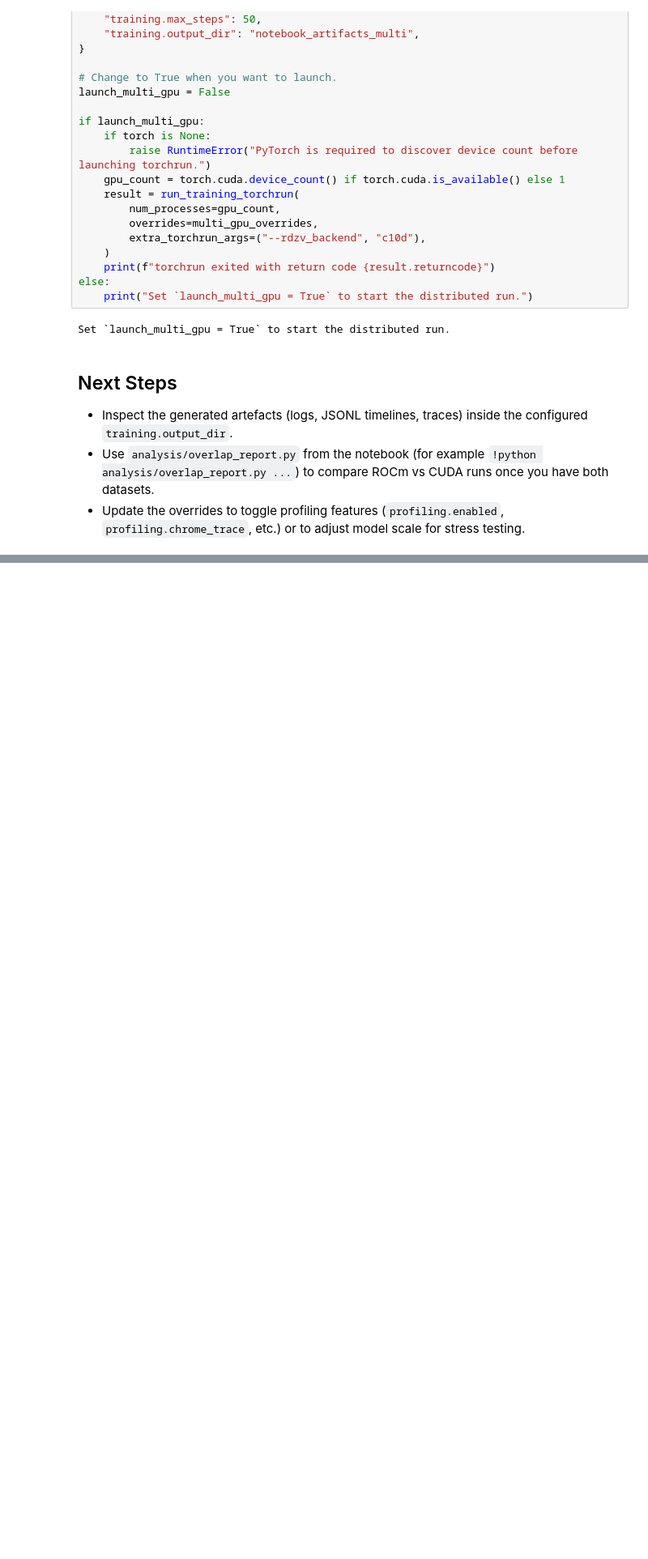
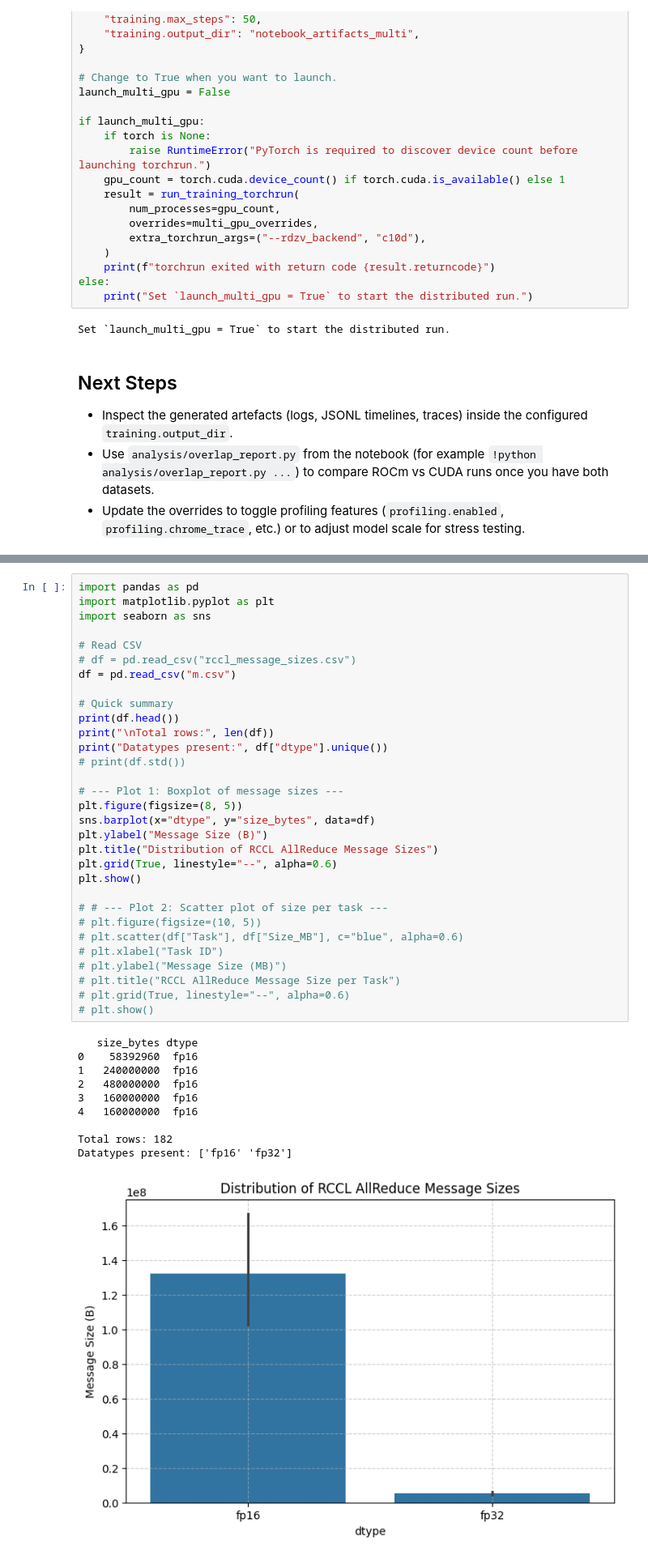
Before and after one commit to ROCm/aorta, a Jupyter notebook: notebooks/aorta_training.ipynb, the cells around one changed output, grey strips where cells are left out. Shown at 81% size. Cells and saved outputs as stored; diff of their text form; blank space fills up the shorter version.

```diff
--- a/notebooks/aorta_training.ipynb
+++ b/notebooks/aorta_training.ipynb
@@ -285,0 +489,42 @@ Set `launch_multi_gpu = True` to start the distributed run.
+# %%
+import pandas as pd
+import matplotlib.pyplot as plt
+import seaborn as sns
+
+# Read CSV
+# df = pd.read_csv("rccl_message_sizes.csv")
+df = pd.read_csv("m.csv")
+
+# Quick summary
+print(df.head())
+print("\nTotal rows:", len(df))
+print("Datatypes present:", df["dtype"].unique())
+# print(df.std())
+
+# --- Plot 1: Boxplot of message sizes ---
+plt.figure(figsize=(8, 5))
+sns.barplot(x="dtype", y="size_bytes", data=df)
+plt.ylabel("Message Size (B)")
+plt.title("Distribution of RCCL AllReduce Message Sizes")
+plt.grid(True, linestyle="--", alpha=0.6)
+plt.show()
+
+# # --- Plot 2: Scatter plot of size per task ---
+# plt.figure(figsize=(10, 5))
+# plt.scatter(df["Task"], df["Size_MB"], c="blue", alpha=0.6)
+# plt.xlabel("Task ID")
+# plt.ylabel("Message Size (MB)")
+# plt.title("RCCL AllReduce Message Size per Task")
+# plt.grid(True, linestyle="--", alpha=0.6)
+# plt.show()
+# %% [output]
+   size_bytes dtype
+0    58392960  fp16
+1   240000000  fp16
+2   480000000  fp16
+3   160000000  fp16
+4   160000000  fp16
+
+Total rows: 182
+Datatypes present: ['fp16' 'fp32']
+[figure, added]
```
Also changed, not shown: parts of 5 cells of this notebook, 5 other files.
